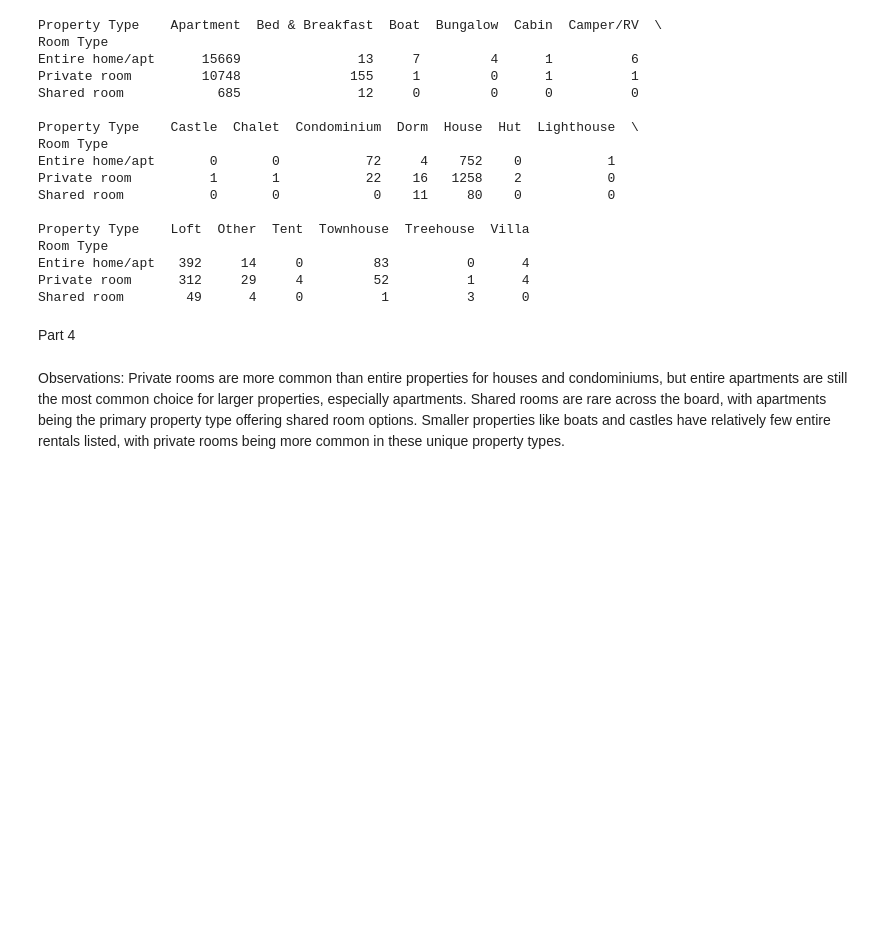
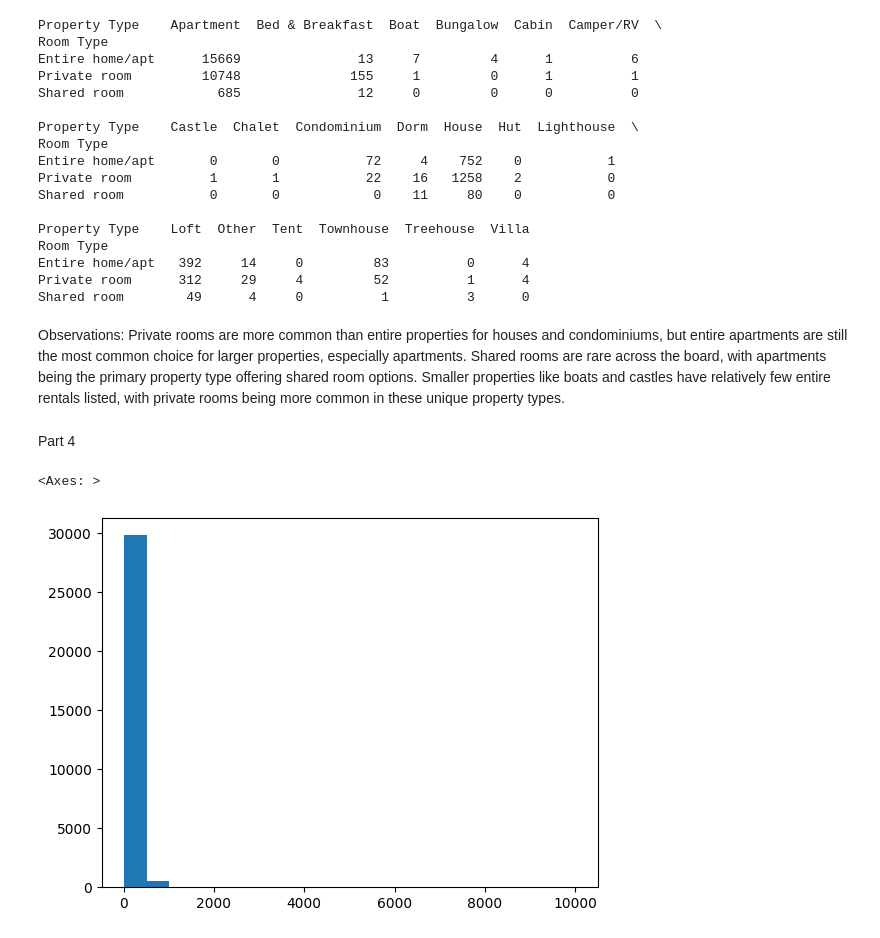
Before and after one commit to eep3uv/EDA, a Jupyter notebook: assignment/assignment.ipynb, the cells around one changed output. Drawn from its saved outputs; the diff is of its cells as text; code cells hidden in the pictures; blank space fills up the shorter version.

```diff
--- a/assignment/assignment.ipynb
+++ b/assignment/assignment.ipynb
@@ -367,9 +374,16 @@ Room Type
 Entire home/apt   392     14     0         83          0      4
 Private room      312     29     4         52          1      4
 Shared room        49      4     0          1          3      0
+# %% [markdown]
+Observations:
+Private rooms are more common than entire properties for houses and condominiums, but entire apartments are still the most common choice for larger properties, especially apartments.
+Shared rooms are rare across the board, with apartments being the primary property type offering shared room options. Smaller properties like boats and castles have relatively few entire rentals listed, with private rooms being more common in these unique property types.
 # %% [markdown]
 Part 4
-# %% [markdown]
-Observations:
-Private rooms are more common than entire properties for houses and condominiums, but entire apartments are still the most common choice for larger properties, especially apartments.
-Shared rooms are rare across the board, with apartments being the primary property type offering shared room options. Smaller properties like boats and castles have relatively few entire rentals listed, with private rooms being more common in these unique property types.
+# %%
+#Price Histogram
+airbnb_df['Price'] = airbnb_df['Price'].replace({'\$': '', ',': ''}, regex=True).astype(float)
+airbnb_df['Price'].hist(bins=20,grid=False)
+# %% [output]
+<Axes: >
+[figure, added]
```
Also changed, not shown: parts of 25 cells of this notebook.
